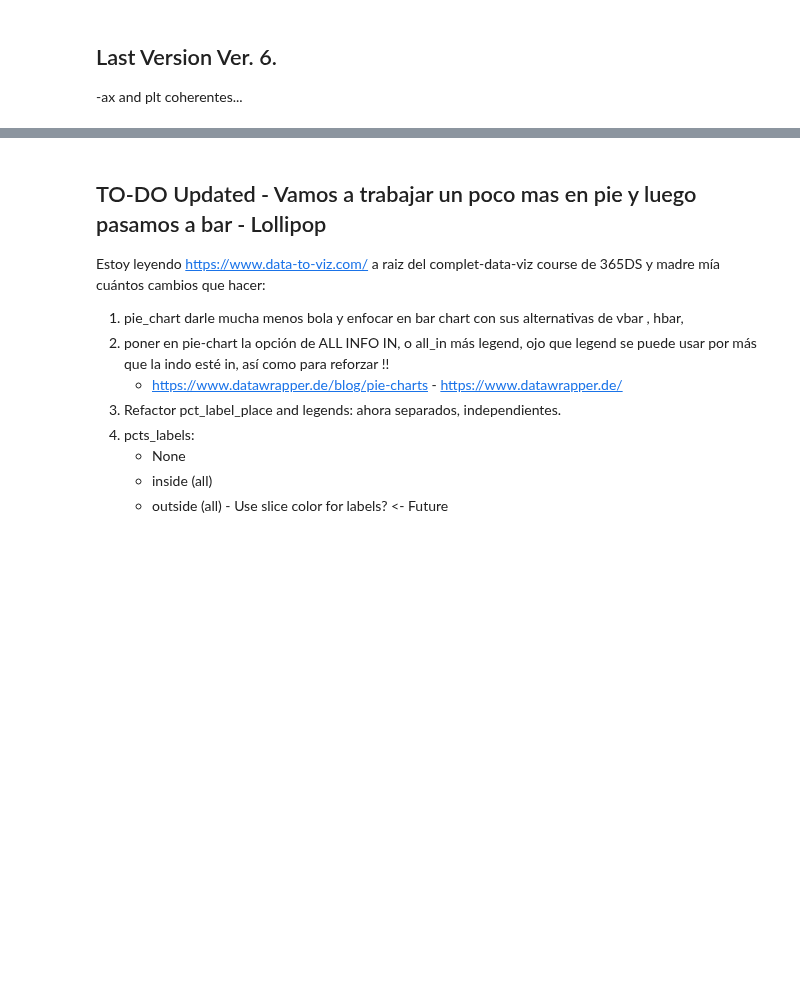
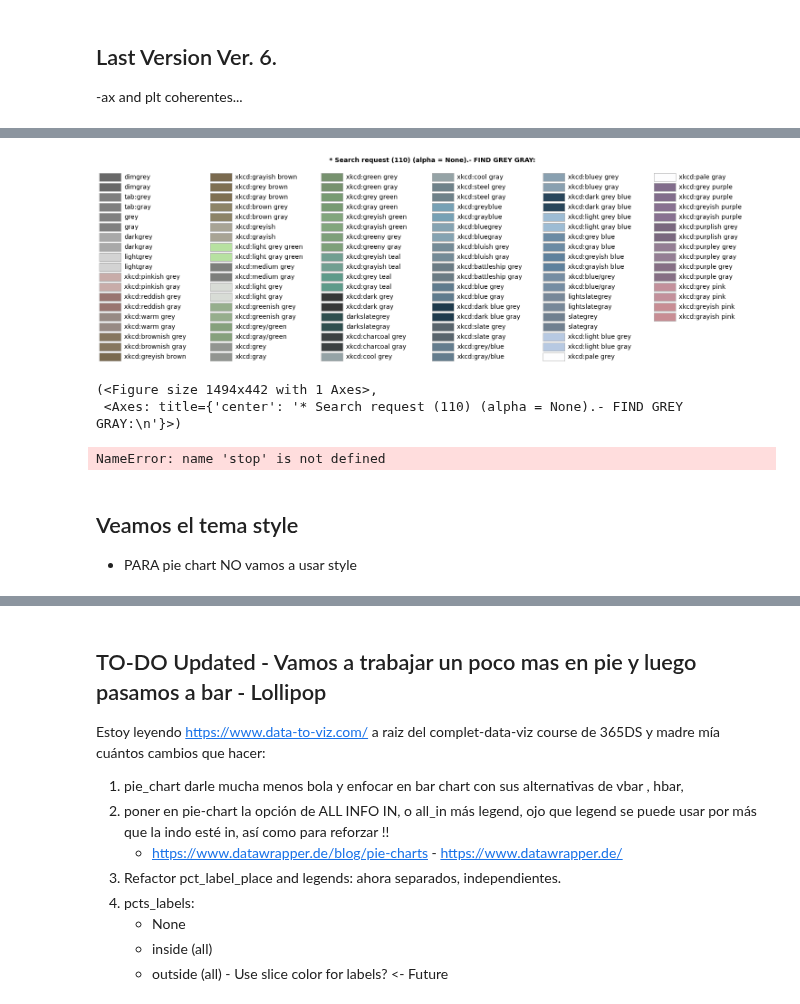
Before and after one commit to jmonti-gh/jm_utils, a Jupyter notebook: dev/ax_pie.ipynb, the cells around one changed output, grey strips where cells are left out. Cells and saved outputs as stored; diff of their text form; code cells hidden in the pictures; blank space fills up the shorter version.

```diff
--- a/dev/ax_pie.ipynb
+++ b/dev/ax_pie.ipynb
@@ -319,0 +355,14 @@ fig = plt_pie6(df['Source'], value_counts=True, scale=3, dropna=False, palette='
+# %%
+## colores
+mtints.plot_colors('find grey gray')
+# %% [output]
+[figure, added]
+(<Figure size 1494x442 with 1 Axes>,
+ <Axes: title={'center': '* Search request (110) (alpha = None).- FIND GREY GRAY:\n'}>)
+# %%
+stop()
+# %% [output]
+NameError: name 'stop' is not defined
+# %% [markdown]
+## Veamos el tema style
+- PARA pie chart NO vamos a usar style
```
Also changed, not shown: parts of 11 cells of this notebook.
